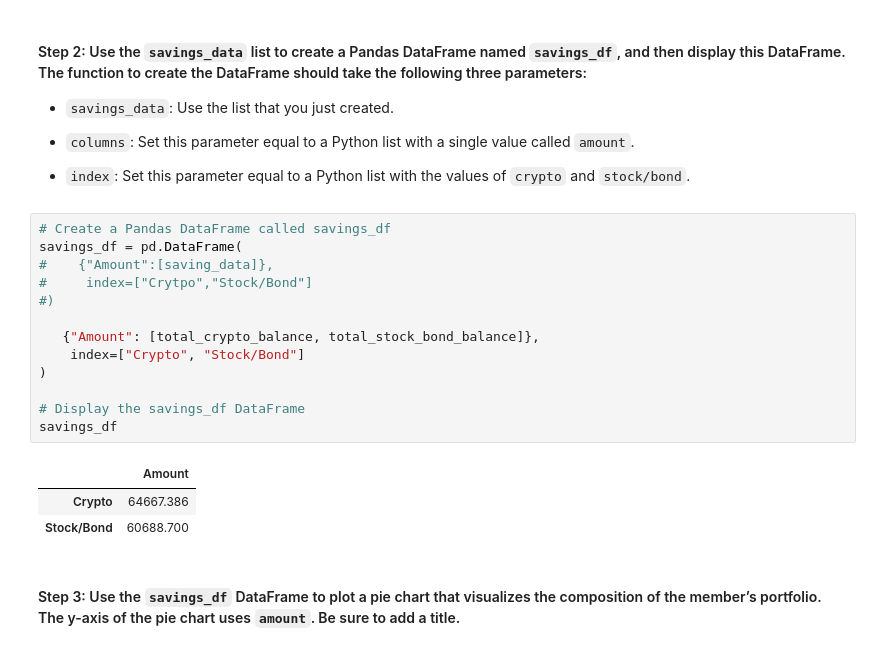
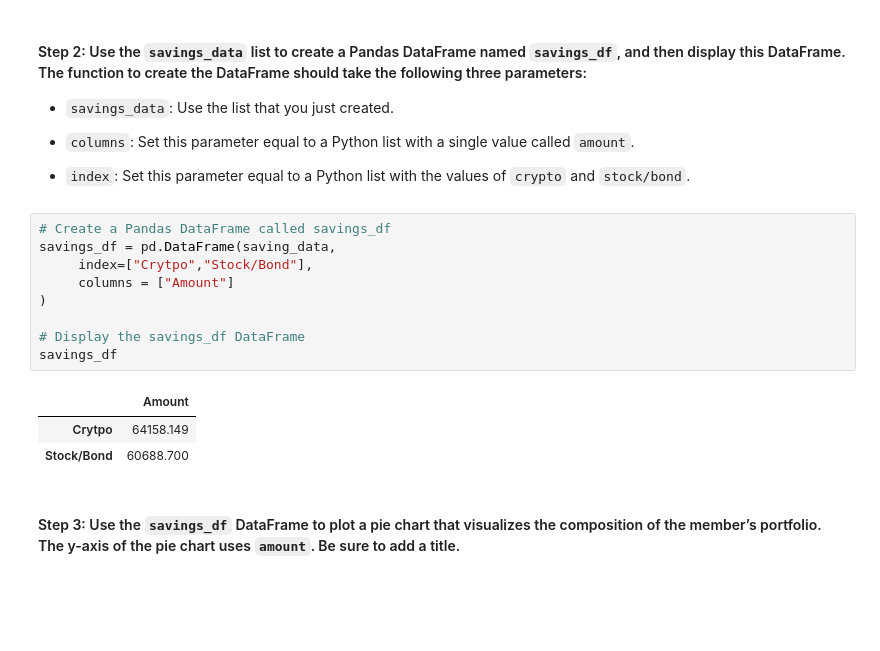
Before and after one commit to Knyazhna/Financial_Analysis_Tools_using_Monte_Carlo_Simulation, a Jupyter notebook: financial_planning_tools.ipynb, the cells around one changed output. Saved outputs shown, nothing was run; the diff lists cells and outputs as text; blank space fills up the shorter version.

```diff
--- a/financial_planning_tools.ipynb
+++ b/financial_planning_tools.ipynb
@@ -387,20 +387,16 @@ saving_data
 - `index`: Set this parameter equal to a Python list with the values of `crypto` and `stock/bond`.
 # %%
 # Create a Pandas DataFrame called savings_df
-savings_df = pd.DataFrame(
-#    {"Amount":[saving_data]},
-#     index=["Crytpo","Stock/Bond"]
-#)
-
-   {"Amount": [total_crypto_balance, total_stock_bond_balance]},
-    index=["Crypto", "Stock/Bond"]
+savings_df = pd.DataFrame(saving_data,
+     index=["Crytpo","Stock/Bond"],
+     columns = ["Amount"]
 )
 
 # Display the savings_df DataFrame
 savings_df
 # %% [output]
 |  | Amount |
-| Crypto | 64667.386 |
+| Crytpo | 64158.149 |
 | Stock/Bond | 60688.700 |
 # %% [markdown]
 #### Step 3: Use the `savings_df` DataFrame to plot a pie chart that visualizes the composition of the member’s portfolio. The y-axis of the pie chart uses `amount`. Be sure to add a title.
```
Also changed, not shown: parts of 24 cells of this notebook, 1 other file.
